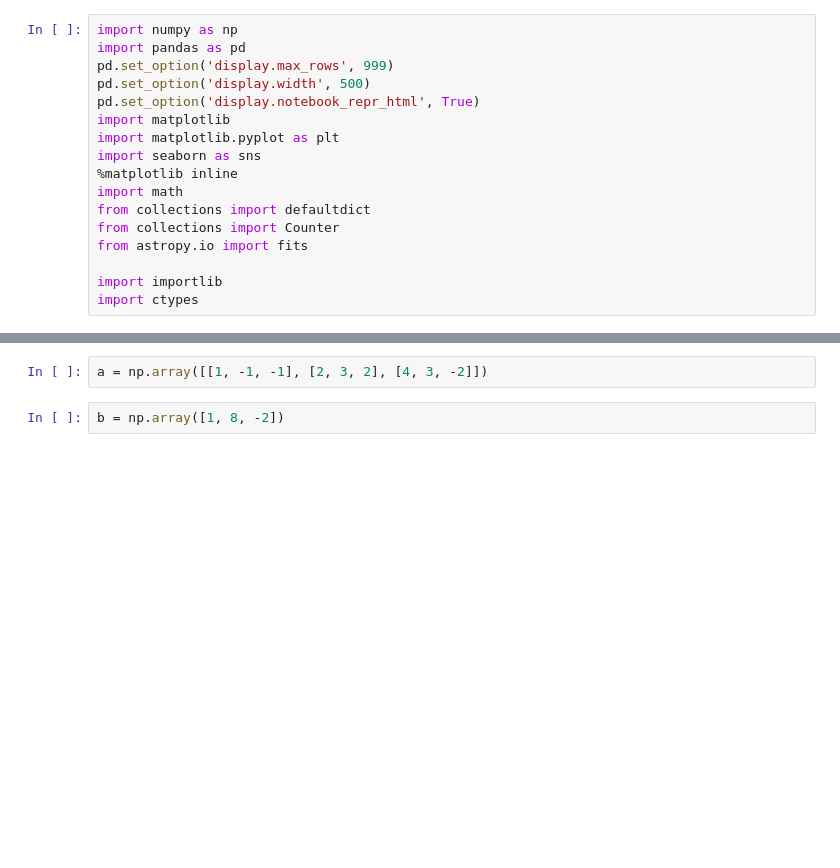
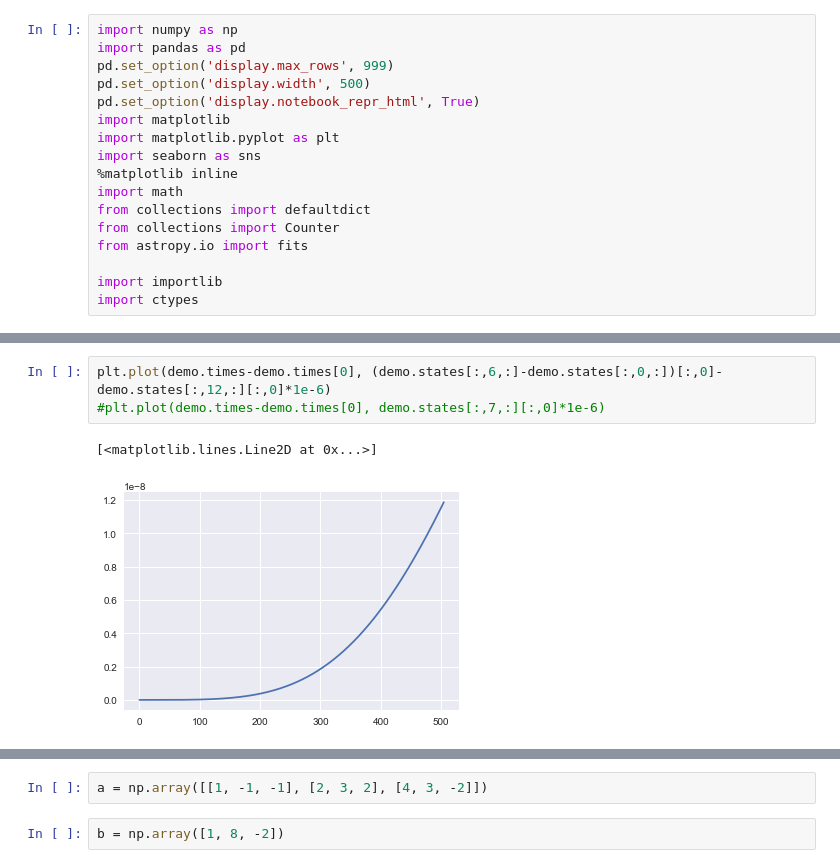
Before and after one commit to matthewholman/reboundx, a Jupyter notebook: examples/ephem_forces/identifications.ipynb, the cells around one changed output, grey strips where cells are left out. Saved outputs shown, nothing was run; the diff lists cells and outputs as text; blank space fills up the shorter version.

```diff
--- a/examples/ephem_forces/identifications.ipynb
+++ b/examples/ephem_forces/identifications.ipynb
@@ -41,0 +65,6 @@ b = np.array([8, -4, 12])
+# %%
+plt.plot(demo.times-demo.times[0], (demo.states[:,6,:]-demo.states[:,0,:])[:,0]-demo.states[:,12,:][:,0]*1e-6)
+#plt.plot(demo.times-demo.times[0], demo.states[:,7,:][:,0]*1e-6)
+# %% [output]
+[<matplotlib.lines.Line2D at 0x...>]
+[figure, added]
```
Also changed, not shown: parts of 49 cells of this notebook, 6 other files.
